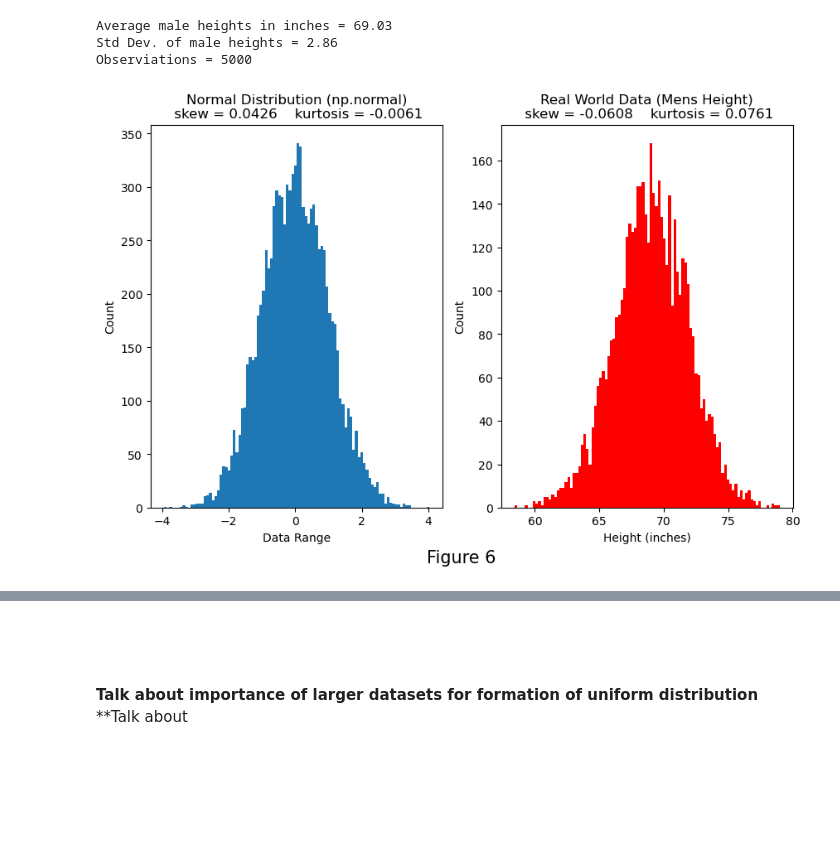
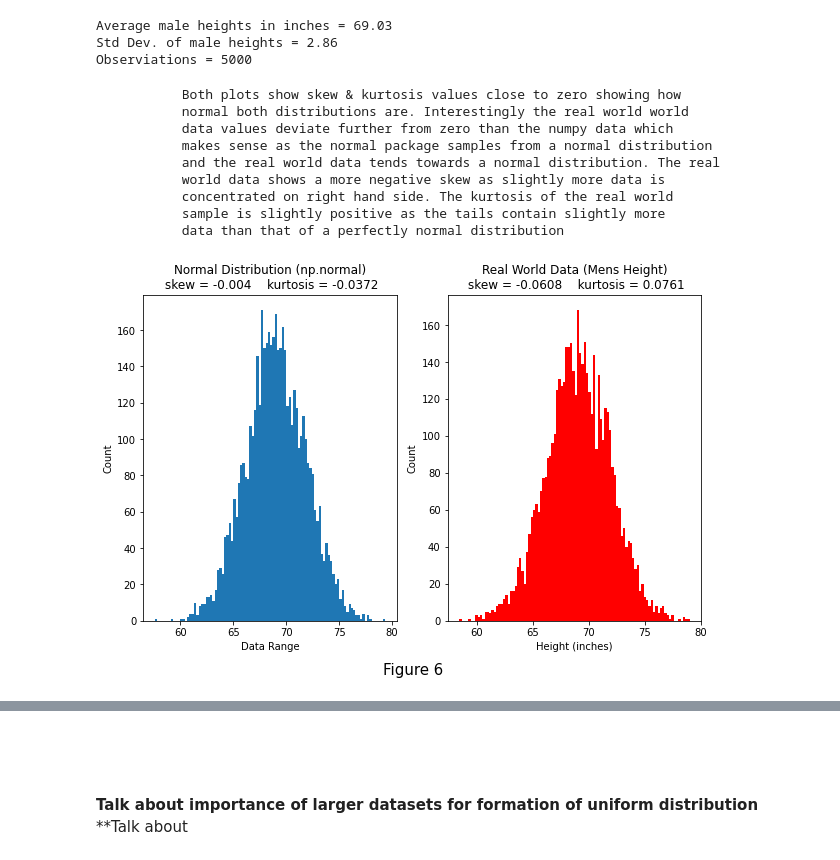
Before and after one commit to CiaranMoran27/playing_with_jupyter, a Jupyter notebook: numpy-random.ipynb, the cells around one changed output, grey strips where cells are left out. Saved outputs shown, nothing was run; the diff lists cells and outputs as text; code cells hidden in the pictures; blank space fills up the shorter version.

```diff
--- a/numpy-random.ipynb
+++ b/numpy-random.ipynb
@@ -408,18 +417,18 @@ The probability of obtaining x is 0 = 0.242
 <br>
 # %%
 # read in mens height data to numpy array
-# file reference: https://www.kaggle.com/mustafaali96/weight-height/version/1
+# url reference to zip file: https://www.kaggle.com/mustafaali96/weight-height/download
 
 read_path = r'numpy_data_sets\weight-height.csv'             # define read path for real world data
 df = pd.read_csv(read_path)                                  # read in csv file
 df = df.loc[df.loc[:, 'Gender'] == 'Male']                   # filter gender by male
 male_heights = df['Height']                                  # isolate height column
-male_height_mean = np.mean(df_male_heights)                  # calc mean for normal plot
-male_height_std_dev = np.std(df_male_heights)                # calc std dev for normal plot
+male_height_mean = np.mean(male_heights)                  # calc mean for normal plot
+male_height_std_dev = np.std(male_heights)                # calc std dev for normal plot
 
 print('Average male heights in inches = {}'.format(round(male_height_mean, 2)))
 print('Std Dev. of male heights = {}'.format(round(male_height_std_dev, 2)))
-print('Observiations = {}'.format(len(df_male_heights)))
+print('Observiations = {}'.format(len(male_heights)))
 # %% [output]
 Average male heights in inches = 69.03
 Std Dev. of male heights = 2.86
@@ -431,28 +440,60 @@ normal_array = np.random.normal(male_height_mean, male_height_std_dev, 5000)
 # %%
 # convert normal array to pandas series
 normal_series = pd.Series(normal_array)
 
 # calc skew & kurtosis for numpy and real world array
-normal_series_skew = round(normal_series.skew(), 4)
-normal_series_kurtosis = round(normal_series.kurtosis(), 4)
-male_heights_skew = round(df_male_heights.skew(), 4)
-male_heights_kurtosis = round(df_male_heights.kurtosis(), 4)
+normal_skew = round(normal_series.skew(), 4)
+normal_kurtosis = round(normal_series.kurtosis(), 4)
+male_heights_skew = round(male_heights.skew(), 4)
+male_heights_kurtosis = round(male_heights.kurtosis(), 4)
 
 # make 1x2 subplot to compare histograms of np.normal vs real world data
 Fig, (ax1, ax2) = plt.subplots(1, 2, sharex = False, sharey = False, figsize = (10, 6))
 plt.figtext(0.5, 0, 'Figure 6', wrap = True, horizontalalignment = 'center', fontsize = 15);
 
 ax1.hist(normal_array, bins = 100, linewidth = 2.0, density = False)
-ax2.hist(df_male_heights, bins = 100, linewidth = 2.0, density = False,  color = "red")
+ax2.hist(male_heights, bins = 100, linewidth = 2.0, density = False,  color = "red")
 
 ax1.set_xlabel('Data Range')
 ax1.set_ylabel('Count')
-ax1.set_title('Normal Distribution (np.normal)\n skew = {}    kurtosis = {}'.
-                 format(normal_series_skew, normal_series_kurtosis))
+ax1.set_title('Normal Distribution (np.normal)\n skew = {}    kurtosis = {}'
+              .format(normal_skew, normal_kurtosis))
 
 ax2.set_xlabel('Height (inches)')
 ax2.set_ylabel('Count')
 ax2.set_title('Real World Data (Mens Height)\n skew = {}    kurtosis = {}'
-                 .format(male_heights_skew, male_heights_kurtosis));
+              .format(male_heights_skew, male_heights_kurtosis))
+
+
+# description for plot
+string_spacer = ['           ' for i in range(20)]
+
+
+#print('\n{}Both plots show skew & kurtosis values close to zero showing how\n\
+#{}normal both distributions are. Interestingly the real world world data values\n\
+#{}deviate further from zero than the numpy data which makes sense as the normal\n
+#{}package samples from a normal distribution and the real world data tends towards\n\
+#{}a normal distribution. The {}function for a Gaussian distribution.'format(*string_spacer))
+
+# description for plot
+string_spacer = ['           ' for i in range(9)]
+print('\n{}Both plots show skew & kurtosis values close to zero showing how\n\
+{}normal both distributions are. Interestingly the real world world\n\
+{}data values deviate further from zero than the numpy data which \n\
+{}makes sense as the normal package samples from a normal distribution\n\
+{}and the real world data tends towards a normal distribution. The real\n\
+{}world data shows a more negative skew as slightly more data is\n\
+{}concentrated on right hand side. The kurtosis of the real world\n\
+{}sample is slightly positive as the tails contain slightly more\n\
+{}data than that of a perfectly normal distribution\n'.format(*string_spacer))
 # %% [output]
+           Both plots show skew & kurtosis values close to zero showing how
+           normal both distributions are. Interestingly the real world world
+           data values deviate further from zero than the numpy data which
+           makes sense as the normal package samples from a normal distribution
+           and the real world data tends towards a normal distribution. The real
+           world data shows a more negative skew as slightly more data is
+           concentrated on right hand side. The kurtosis of the real world
+           sample is slightly positive as the tails contain slightly more
+           data than that of a perfectly normal distribution
-[figure, old version]
+[figure, new version]
```
Also changed, not shown: parts of 21 cells of this notebook.
